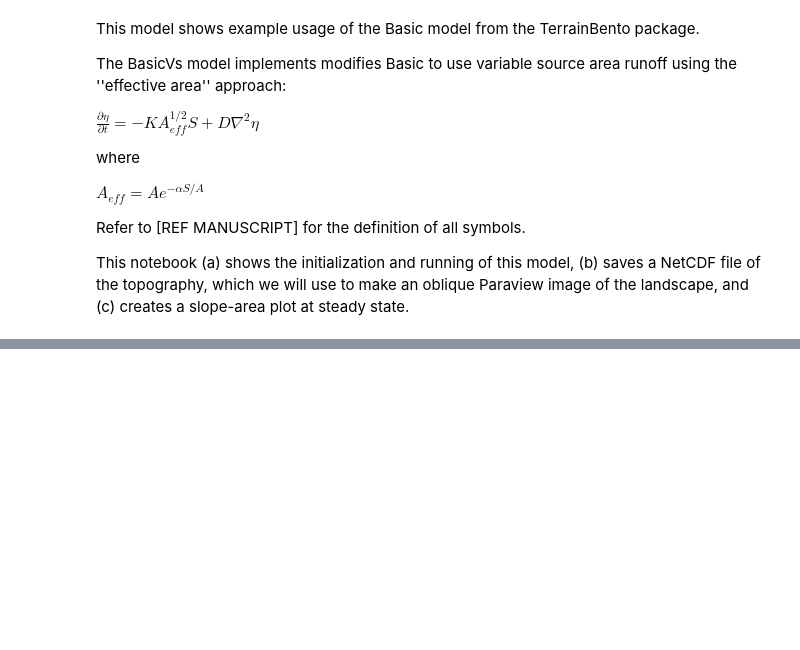
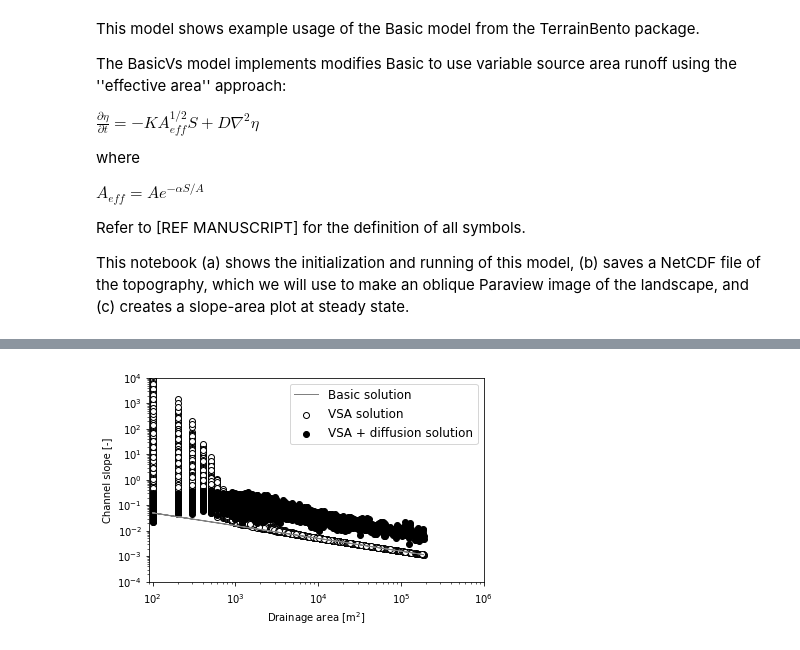
Before and after one commit to TerrainBento/examples_tests_and_tutorials, a Jupyter notebook: steady_state_solutions/notebooks/coupled_process_elements/model_200_COUPLED_steady_solution.ipynb, the cells around one changed output, grey strips where cells are left out. Drawn from its saved outputs; the diff is of its cells as text; code cells hidden in the pictures; blank space fills up the shorter version.

```diff
--- a/steady_state_solutions/notebooks/coupled_process_elements/model_200_COUPLED_steady_solution.ipynb
+++ b/steady_state_solutions/notebooks/coupled_process_elements/model_200_COUPLED_steady_solution.ipynb
@@ -94,7 +112,7 @@ while keep_running == True:
 
 # assign area_array and slope_array
 area_array = model.grid.at_node['drainage_area'][(model.grid.node_x > 10)&(model.grid.node_x < 1580)&(model.grid.node_y >10)&(model.grid.node_y<980)]
-slope_array = model.grid.at_node['topographic__steepest_slope'][(model.grid.node_x > 10)&(model.grid.node_x < 1580)&(model.grid.node_y >10)&(vs.grid.node_y<980)]
+slope_array = model.grid.at_node['topographic__steepest_slope'][(model.grid.node_x > 10)&(model.grid.node_x < 1580)&(model.grid.node_y >10)&(model.grid.node_y<980)]
 
 # instantiate figure and plot
 fig = plt.figure(figsize=(6, 3.75))
@@ -110,38 +128,40 @@ n = params['n_sp'] # slope exponent
 analytical_slope_array = np.power((u / k), 1 / n) * np.power(area_array, -m/n)
 
 # plot the slope predicted by the effective area
-slope_by_aeff = (0.0005 / 0.001) * np.power(vs.eff_area, -0.5)
+slope_by_aeff = (0.0005 / 0.001) * np.power(model.eff_area, -0.5)
 plt.scatter(model.grid.at_node['drainage_area'][(model.grid.node_x > 10)&(model.grid.node_x < 1580)&(model.grid.node_y >10)&(model.grid.node_y<980)],
             slope_by_aeff[(model.grid.node_x > 10)&(model.grid.node_x < 1580)&(model.grid.node_y >10)&(model.grid.node_y<980)],
            label = 'VSA solution',
            marker='o', edgecolor='0', color='1')
 
 # plot the data
 slope_area.scatter(area_array, slope_array, marker='o', c='k',
-                   label = 'VSA + diffusion solution') #plot HA data
+                   label = 'VSA + diffusion solution')
 
 
 # plot the analytical solution
 slope_area.plot(area_array, analytical_slope_array, linestyle='-',
                 color='grey', linewidth = 1, label = 'Basic solution')
 
 # make axes log and set limits
 slope_area.set_xscale('log')
 slope_area.set_yscale('log')
 
 slope_area.set_xlim(9*10**1, 1*10**6)
 slope_area.set_ylim(1e-4, 1e4)
 
 # set x and y labels
 slope_area.set_xlabel(r'Drainage area [m$^2$]')
 slope_area.set_ylabel('Channel slope [-]')
 
-# slope_area.legend(scatterpoints=1,prop={'size':12})
+slope_area.legend(scatterpoints=1,prop={'size':12})
 slope_area.tick_params(axis='x', which='major', pad=7)
 
 # save out an output figure
 output_figure = os.path.join('output_figures/maintext_vsa_slope_area.eps')
 fig.savefig(output_figure, bbox_inches='tight', dpi=1000) # save figure
+# %% [output]
+[figure, added]
 # %%
 #export NetCDF for Paraview image of topography
 output_file = os.path.join('output_netcdfs/maintext_vsa.nc')
```
Also changed, not shown: parts of 3 cells of this notebook, 4 other files.
